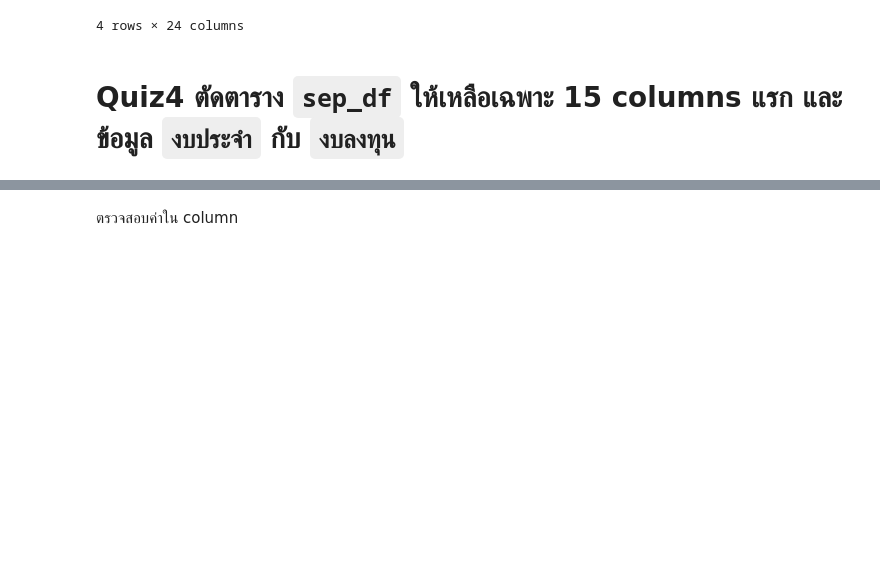
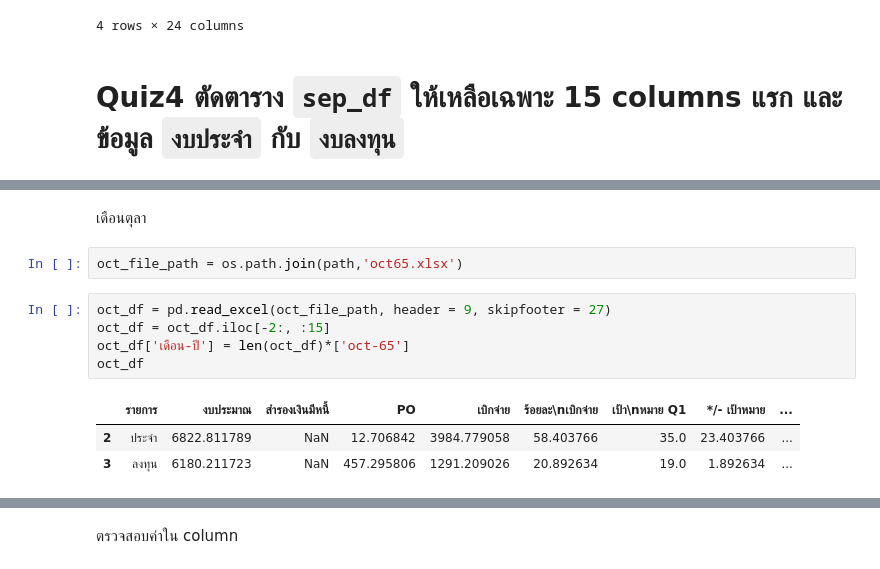
Before and after one commit to puttipongyy/python_dataviz2023, a Jupyter notebook: Pandas102.ipynb, the cells around one changed output, grey strips where cells are left out. Cells and saved outputs as stored; diff of their text form; blank space fills up the shorter version.

```diff
--- a/Pandas102.ipynb
+++ b/Pandas102.ipynb
@@ -99,0 +108,13 @@ sep_df_quiz
+# %% [markdown]
+เดือนตุลา
+# %%
+oct_file_path = os.path.join(path,'oct65.xlsx')
+# %%
+oct_df = pd.read_excel(oct_file_path, header = 9, skipfooter = 27)
+oct_df = oct_df.iloc[-2:, :15]
+oct_df['เดือน-ปี'] = len(oct_df)*['oct-65']
+oct_df
+# %% [output]
+|  | รายการ | งบประมาณ | สำรองเงินมีหนี้ | PO | เบิกจ่าย | ร้อยละ\nเบิกจ่าย | เป้า\nหมาย Q1 | */- เป้าหมาย | ... |
+| 2 | ประจำ | 6822.811789 | NaN | 12.706842 | 3984.779058 | 58.403766 | 35.0 | 23.403766 | ... |
+| 3 | ลงทุน | 6180.211723 | NaN | 457.295806 | 1291.209026 | 20.892634 | 19.0 | 1.892634 | ... |
```
Also changed, not shown: parts of 28 cells of this notebook.
